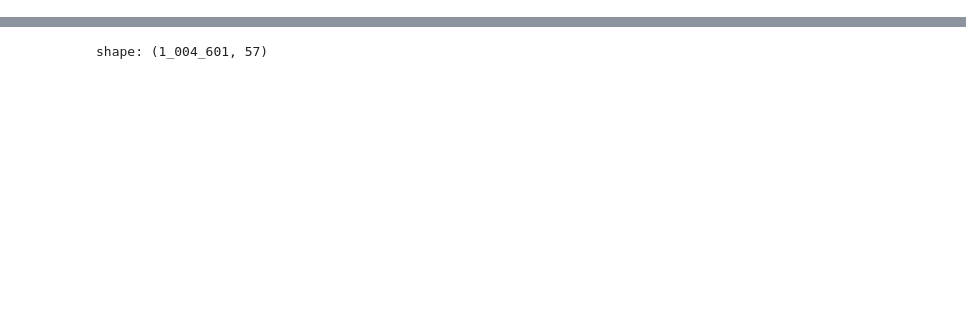
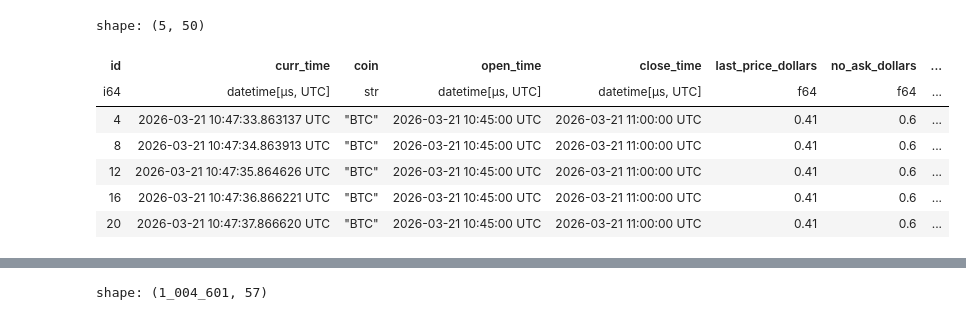
Before and after one commit to erxcshi/crypto_pred_market, a Jupyter notebook: data_gather/cleaning.ipynb, the cells around one changed output, grey strips where cells are left out. Saved outputs shown, nothing was run; the diff lists cells and outputs as text; code cells hidden in the pictures; blank space fills up the shorter version.

```diff
--- a/data_gather/cleaning.ipynb
+++ b/data_gather/cleaning.ipynb
@@ -129,0 +152,58 @@ kalshi = kalshi.filter(pl.col("time_diff_seconds").is_between(0.9, 1.1))
+# %%
+feature_cols = [
+    "curr_time",
+    "last_price_dollars",
+    "yes_bid_dollars",
+    "yes_ask_dollars",
+    "no_bid_dollars",
+    "no_ask_dollars",
+    "yes_mid_dollars",
+    "spread_dollars",
+    "cross_sum_mid",
+    "time_to_close",
+    "floor_strike",
+]
+
+def build_coin_df(df: pl.DataFrame, coin: str) -> pl.DataFrame:
+    return (
+        df
+        .filter((pl.col("coin") == coin) & (pl.col("time_to_close") >= 0))
+        .with_columns([
+            ((pl.col("yes_ask_dollars") + pl.col("yes_bid_dollars")) / 2).alias("yes_mid_dollars"),
+            (pl.col("yes_ask_dollars") - pl.col("yes_bid_dollars")).alias("spread_dollars"),
+            (
+                ((pl.col("yes_ask_dollars") + pl.col("yes_bid_dollars")) / 2) +
+                ((pl.col("no_ask_dollars") + pl.col("no_bid_dollars")) / 2)
+            ).alias("cross_sum_mid"),
+        ])
+        .select(feature_cols)
+        .rename({
+            col: f"{coin}_{col}"
+            for col in feature_cols
+            if col != "curr_time"
+        })
+        .sort("curr_time")
+    )
+
+eth_kalshi = build_coin_df(all_coins_kalshi, "ETH")
+xrp_kalshi = build_coin_df(all_coins_kalshi, "XRP")
+sol_kalshi = build_coin_df(all_coins_kalshi, "SOL")
+
+combined = (
+    btc_kalshi
+    .sort("curr_time")
+    .join_asof(eth_kalshi.sort("curr_time"), on="curr_time", strategy="backward", tolerance="2s")
+    .join_asof(xrp_kalshi.sort("curr_time"), on="curr_time", strategy="backward", tolerance="2s")
+    .join_asof(sol_kalshi.sort("curr_time"), on="curr_time", strategy="backward", tolerance="2s")
+)
+
+combined.head()
+# %% [output]
+shape: (5, 50)
+| id | curr_time | coin | open_time | close_time | last_price_dollars | no_ask_dollars | ... |
+| i64 | datetime[μs, UTC] | str | datetime[μs, UTC] | datetime[μs, UTC] | f64 | f64 | ... |
+| 4 | 2026-03-21 10:47:33.863137 UTC | "BTC" | 2026-03-21 10:45:00 UTC | 2026-03-21 11:00:00 UTC | 0.41 | 0.6 | ... |
+| 8 | 2026-03-21 10:47:34.863913 UTC | "BTC" | 2026-03-21 10:45:00 UTC | 2026-03-21 11:00:00 UTC | 0.41 | 0.6 | ... |
+| 12 | 2026-03-21 10:47:35.864626 UTC | "BTC" | 2026-03-21 10:45:00 UTC | 2026-03-21 11:00:00 UTC | 0.41 | 0.6 | ... |
+| 16 | 2026-03-21 10:47:36.866221 UTC | "BTC" | 2026-03-21 10:45:00 UTC | 2026-03-21 11:00:00 UTC | 0.41 | 0.6 | ... |
+| 20 | 2026-03-21 10:47:37.866620 UTC | "BTC" | 2026-03-21 10:45:00 UTC | 2026-03-21 11:00:00 UTC | 0.41 | 0.6 | ... |
```
Also changed, not shown: parts of 16 cells of this notebook, 4 other files.
